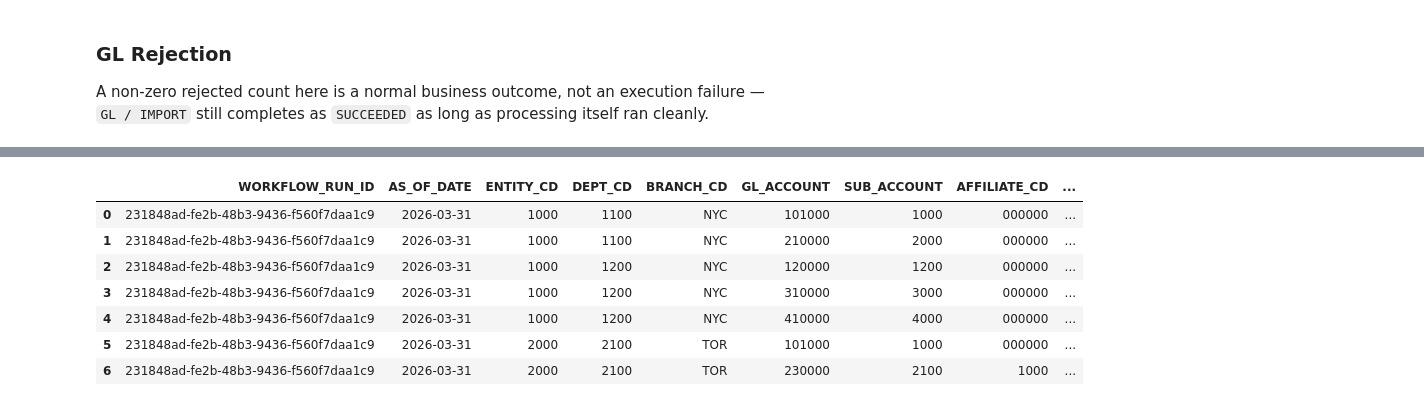
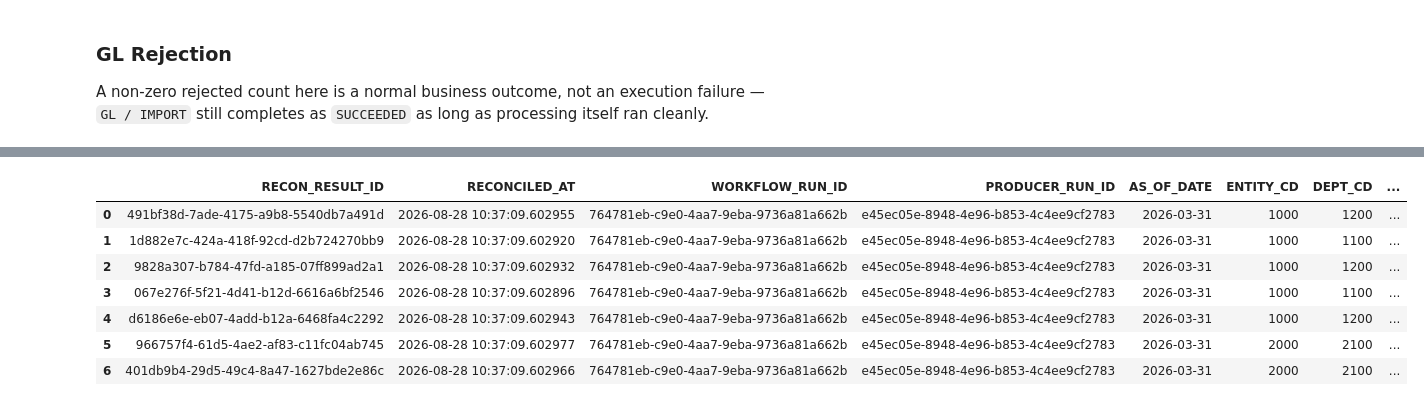
Before and after one commit to northforge-studio/northforge-finance, a Jupyter notebook: main.ipynb, the cells around one changed output, grey strips where cells are left out. Cells and saved outputs as stored; diff of their text form; code cells hidden in the pictures.

Commit message:
integrate recon into workflow

```diff
--- a/main.ipynb
+++ b/main.ipynb
@@ -150,6 +157,12 @@ gl_store = PostgresStore(
 gl_repository = GLRepository(gl_store, spark)
 gl = GLClient(gl_repository, registry)
 
+recon = ReconClient.from_db(
+    spark=spark,
+    run_tracker=run_tracker,
+    gl=gl,
+)
+
 orchestrator = WorkflowOrchestrator(
     run_tracker=run_tracker,
     foundry_pipeline=pipeline,
@@ -174,7 +204,3 @@ gl_run_id = workflow_result.gl.producer_run_id
-# %%
-business_dt = '2026-03-31'
-workflow_run_id = '231848ad-fe2b-48b3-9436-f560f7daa1c9'
-gl_run_id = '42a38c93-1d6a-4277-8bc2-d592d3b4da32'
 # %% [markdown]
 ## Foundry persistence layers
 
@@ -338,11 +396,13 @@ display_df(gl_recon)
 # %%
-display_df(recon)
+recon_df = recon.get_results(workflow_run_id)
+
+display_df(recon_df)
 # %% [output]
-|  | WORKFLOW_RUN_ID | AS_OF_DATE | ENTITY_CD | DEPT_CD | BRANCH_CD | GL_ACCOUNT | SUB_ACCOUNT | AFFILIATE_CD | ... |
-| 0 | 231848ad-fe2b-48b3-9436-f560f7daa1c9 | 2026-03-31 | 1000 | 1100 | NYC | 101000 | 1000 | 000000 | ... |
-| 1 | 231848ad-fe2b-48b3-9436-f560f7daa1c9 | 2026-03-31 | 1000 | 1100 | NYC | 210000 | 2000 | 000000 | ... |
-| 2 | 231848ad-fe2b-48b3-9436-f560f7daa1c9 | 2026-03-31 | 1000 | 1200 | NYC | 120000 | 1200 | 000000 | ... |
-| 3 | 231848ad-fe2b-48b3-9436-f560f7daa1c9 | 2026-03-31 | 1000 | 1200 | NYC | 310000 | 3000 | 000000 | ... |
-| 4 | 231848ad-fe2b-48b3-9436-f560f7daa1c9 | 2026-03-31 | 1000 | 1200 | NYC | 410000 | 4000 | 000000 | ... |
-| 5 | 231848ad-fe2b-48b3-9436-f560f7daa1c9 | 2026-03-31 | 2000 | 2100 | TOR | 101000 | 1000 | 000000 | ... |
-| 6 | 231848ad-fe2b-48b3-9436-f560f7daa1c9 | 2026-03-31 | 2000 | 2100 | TOR | 230000 | 2100 | 1000 | ... |
+|  | RECON_RESULT_ID | RECONCILED_AT | WORKFLOW_RUN_ID | PRODUCER_RUN_ID | AS_OF_DATE | ENTITY_CD | DEPT_CD | ... |
+| 0 | 491bf38d-7ade-4175-a9b8-5540db7a491d | 2026-08-28 10:37:09.602955 | 764781eb-c9e0-4aa7-9eba-9736a81a662b | e45ec05e-8948-4e96-b853-4c4ee9cf2783 | 2026-03-31 | 1000 | 1200 | ... |
+| 1 | 1d882e7c-424a-418f-92cd-d2b724270bb9 | 2026-08-28 10:37:09.602920 | 764781eb-c9e0-4aa7-9eba-9736a81a662b | e45ec05e-8948-4e96-b853-4c4ee9cf2783 | 2026-03-31 | 1000 | 1100 | ... |
+| 2 | 9828a307-b784-47fd-a185-07ff899ad2a1 | 2026-08-28 10:37:09.602932 | 764781eb-c9e0-4aa7-9eba-9736a81a662b | e45ec05e-8948-4e96-b853-4c4ee9cf2783 | 2026-03-31 | 1000 | 1200 | ... |
+| 3 | 067e276f-5f21-4d41-b12d-6616a6bf2546 | 2026-08-28 10:37:09.602896 | 764781eb-c9e0-4aa7-9eba-9736a81a662b | e45ec05e-8948-4e96-b853-4c4ee9cf2783 | 2026-03-31 | 1000 | 1100 | ... |
+| 4 | d6186e6e-eb07-4add-b12a-6468fa4c2292 | 2026-08-28 10:37:09.602943 | 764781eb-c9e0-4aa7-9eba-9736a81a662b | e45ec05e-8948-4e96-b853-4c4ee9cf2783 | 2026-03-31 | 1000 | 1200 | ... |
+| 5 | 966757f4-61d5-4ae2-af83-c11fc04ab745 | 2026-08-28 10:37:09.602977 | 764781eb-c9e0-4aa7-9eba-9736a81a662b | e45ec05e-8948-4e96-b853-4c4ee9cf2783 | 2026-03-31 | 2000 | 2100 | ... |
+| 6 | 401db9b4-29d5-49c4-8a47-1627bde2e86c | 2026-08-28 10:37:09.602966 | 764781eb-c9e0-4aa7-9eba-9736a81a662b | e45ec05e-8948-4e96-b853-4c4ee9cf2783 | 2026-03-31 | 2000 | 2100 | ... |
```
Also changed, not shown: parts of 20 cells of this notebook, 7 other files.
